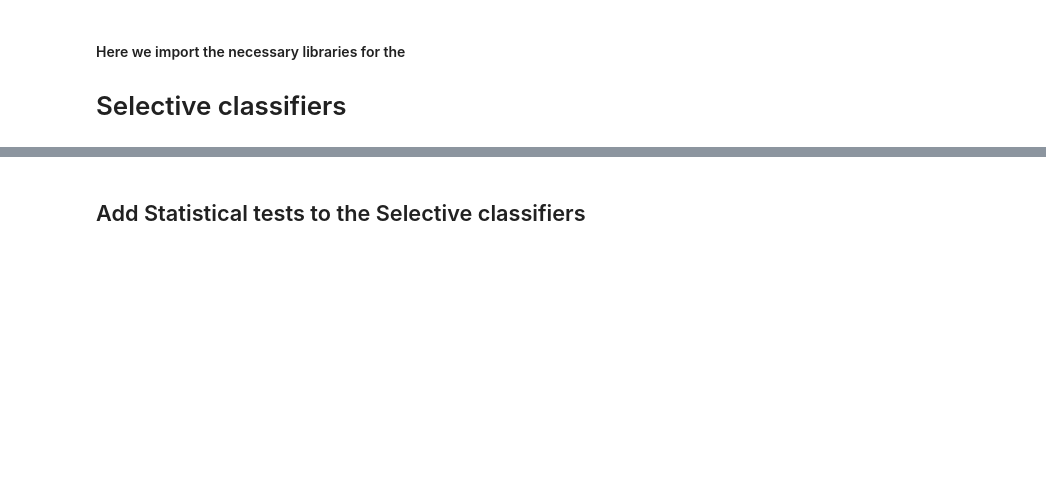
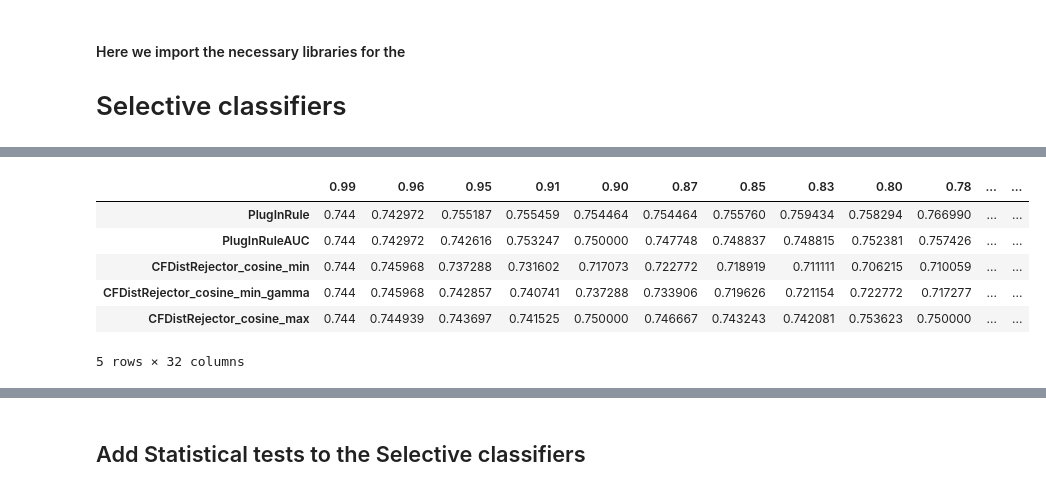
Before and after one commit to clarapunzi/SC-CE, a Jupyter notebook: 4_selective_classifiers.ipynb, the cells around one changed output, grey strips where cells are left out. Drawn from its saved outputs; the diff is of its cells as text; code cells hidden in the pictures; blank space fills up the shorter version.

```diff
--- a/4_selective_classifiers.ipynb
+++ b/4_selective_classifiers.ipynb
@@ -495,0 +394,10 @@ for m in metric_dicts.keys():
+# %%
+dataframes["mlp"].head()
+# %% [output]
+|  | 0.99 | 0.96 | 0.95 | 0.91 | 0.90 | 0.87 | 0.85 | 0.83 | 0.80 | 0.78 | ... | ... |
+| PlugInRule | 0.744 | 0.742972 | 0.755187 | 0.755459 | 0.754464 | 0.754464 | 0.755760 | 0.759434 | 0.758294 | 0.766990 | ... | ... |
+| PlugInRuleAUC | 0.744 | 0.742972 | 0.742616 | 0.753247 | 0.750000 | 0.747748 | 0.748837 | 0.748815 | 0.752381 | 0.757426 | ... | ... |
+| CFDistRejector_cosine_min | 0.744 | 0.745968 | 0.737288 | 0.731602 | 0.717073 | 0.722772 | 0.718919 | 0.711111 | 0.706215 | 0.710059 | ... | ... |
+| CFDistRejector_cosine_min_gamma | 0.744 | 0.745968 | 0.742857 | 0.740741 | 0.737288 | 0.733906 | 0.719626 | 0.721154 | 0.722772 | 0.717277 | ... | ... |
+| CFDistRejector_cosine_max | 0.744 | 0.744939 | 0.743697 | 0.741525 | 0.750000 | 0.746667 | 0.743243 | 0.742081 | 0.753623 | 0.750000 | ... | ... |
+5 rows × 32 columns
```
Also changed, not shown: parts of 34 cells of this notebook, 3 other files.
